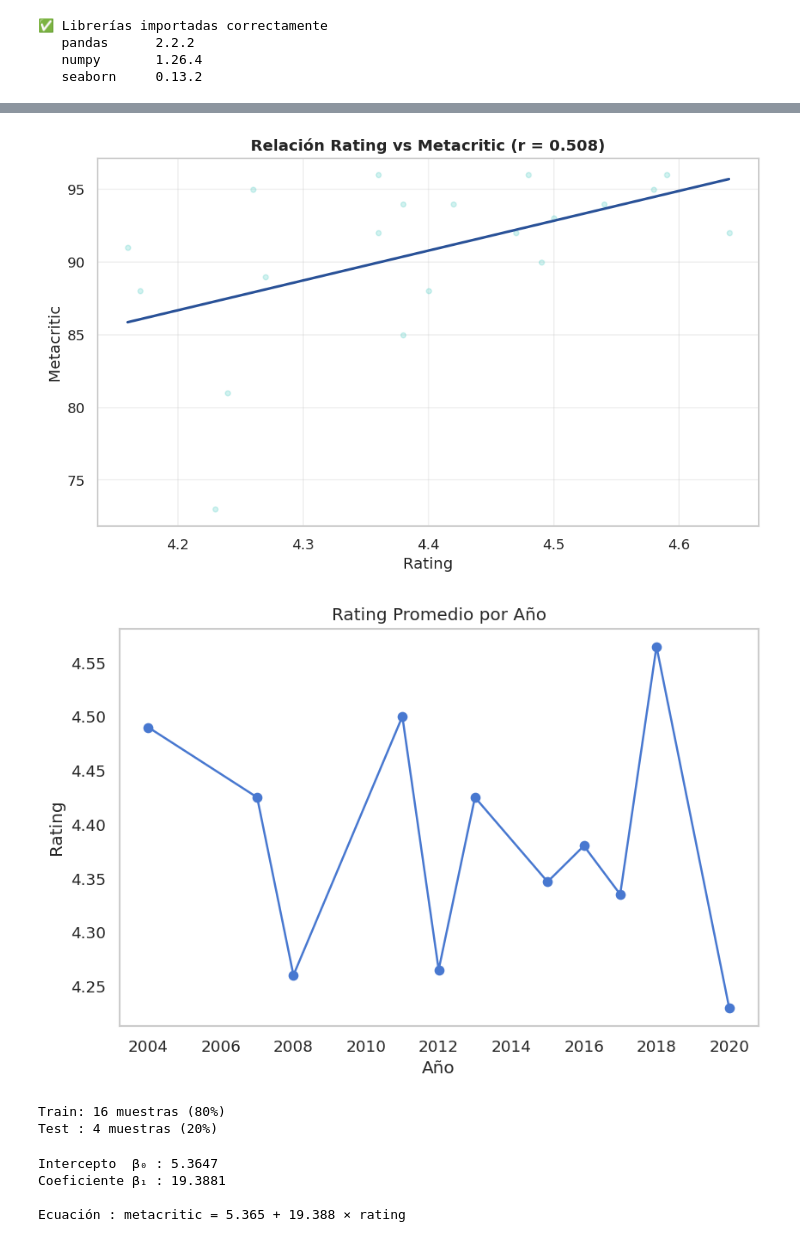
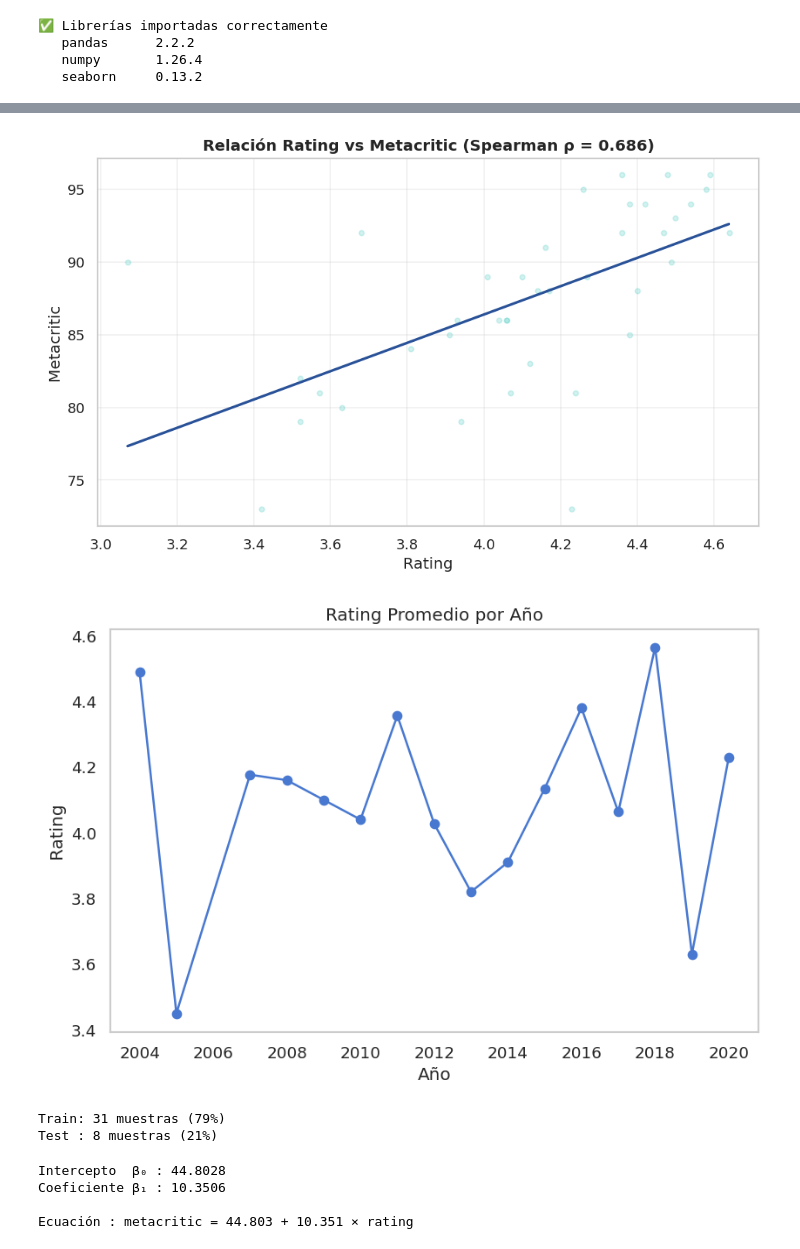
Before and after one commit to Oscarsl10/Grupo7_Caicedo_Sierra, a Jupyter notebook: 06-JupyterNotebook_Proyecto/Etl_Proyecto/notebooks/regresion_videojuegos.ipynb, the cells around one changed output, grey strips where cells are left out. Drawn from its saved outputs; the diff is of its cells as text; code cells hidden in the pictures.

```diff
--- a/06-JupyterNotebook_Proyecto/Etl_Proyecto/notebooks/regresion_videojuegos.ipynb
+++ b/06-JupyterNotebook_Proyecto/Etl_Proyecto/notebooks/regresion_videojuegos.ipynb
@@ -69,9 +78,28 @@ df.head()
 # %%
-# ── CELDA 3: Inspección del DataFrame ────────────────────────
+# ── CELDA 3: Inspección del DataFrame ────────────────────
 
 df["fecha_lanzamiento"] = pd.to_datetime(df["fecha_lanzamiento"], errors="coerce")
 df["rating"] = pd.to_numeric(df["rating"], errors="coerce")
 df["metacritic"] = pd.to_numeric(df["metacritic"], errors="coerce")
+df["ratings_count"] = pd.to_numeric(df["ratings_count"], errors="coerce")
+df["added"] = pd.to_numeric(df["added"], errors="coerce")
+df["playtime"] = pd.to_numeric(df["playtime"], errors="coerce")
+df["rating_top"] = pd.to_numeric(df["rating_top"], errors="coerce")
+
+# Procesar listas JSON
+import json
+df["platforms"] = df["platforms"].apply(lambda x: json.loads(x) if pd.notna(x) else [])
+df["genres"] = df["genres"].apply(lambda x: json.loads(x) if pd.notna(x) else [])
+df["developers"] = df["developers"].apply(lambda x: json.loads(x) if pd.notna(x) else [])
+df["publishers"] = df["publishers"].apply(lambda x: json.loads(x) if pd.notna(x) else [])
+
+# Derivar variables
+df["año"] = df["fecha_lanzamiento"].dt.year
+df["edad_juego"] = 2024 - df["año"]  # Asumiendo año actual 2024
+df["num_genres"] = df["genres"].apply(len)
+df["num_platforms"] = df["platforms"].apply(len)
+df["num_developers"] = df["developers"].apply(len)
+df["num_publishers"] = df["publishers"].apply(len)
 
 print("=" * 50)
 print("  INFORMACIÓN GENERAL DEL DATASET")
@@ -218,5 +263,5 @@ Name: rating, dtype: float64
 # %%
-# ── CELDA 8: Scatter plots rating vs metacritic ─────────────
+# ── CELDA 8: Scatter plots rating vs metacritic (Spearman) ─────────────
 
 df_clean = df.dropna(subset=["rating", "metacritic"])
 
@@ -224,38 +269,39 @@ fig, ax = plt.subplots(figsize=(8, 5))
 
 ax.scatter(
     df_clean["rating"],
     df_clean["metacritic"],
     alpha=0.25,
     s=15,
     color="#4ecdc4"
 )
 
-# Línea de tendencia
+# Línea de tendencia (regresión lineal solo para visualización)
 z = np.polyfit(df_clean["rating"], df_clean["metacritic"], 1)
 p = np.poly1d(z)
 
 xp = np.linspace(df_clean["rating"].min(), df_clean["rating"].max(), 200)
 
 ax.plot(xp, p(xp), color='#2a5298', linewidth=2)
 
-r = df_clean[["rating", "metacritic"]].corr().iloc[0, 1]
+# Correlación Spearman
+r = df_clean[["rating", "metacritic"]].corr(method='spearman').iloc[0, 1]
 
-ax.set_title(f'Relación Rating vs Metacritic (r = {r:.3f})',
+ax.set_title(f'Relación Rating vs Metacritic (Spearman ρ = {r:.3f})',
              fontweight='bold')
 
 ax.set_xlabel("Rating")
 ax.set_ylabel("Metacritic")
 
 ax.grid(alpha=0.3)
 
 plt.tight_layout()
 
-plt.savefig('../data/graficas/eda_scatter.png',
+plt.savefig('../data/graficas/eda_scatter_spearman.png',
             dpi=150, bbox_inches='tight')
 
 plt.show()
 # %% [output]
-[figure, old version]
+[figure, new version]
 # %%
 # ── CELDA 9: Evolución temporal ─────────────────────────────
 
@@ -274,7 +320,7 @@ plt.ylabel("Rating")
 plt.grid()
 plt.show()
 # %% [output]
-[figure, old version]
+[figure, new version]
 # %%
 # ── CELDA 9: Split Train / Test ───────────────────────────────
 
@@ -293,8 +339,8 @@ X_train, X_test, y_train, y_test = train_test_split(
 print(f"Train: {X_train.shape[0]:,} muestras ({X_train.shape[0]/len(y)*100:.0f}%)")
 print(f"Test : {X_test.shape[0]:,} muestras ({X_test.shape[0]/len(y)*100:.0f}%)")
 # %% [output]
-Train: 16 muestras (80%)
-Test : 4 muestras (20%)
+Train: 31 muestras (79%)
+Test : 8 muestras (21%)
 # %%
 # ── CELDA 10: Entrenamiento con scikit-learn ──────────────────
 
@@ -311,10 +357,10 @@ print(f"Coeficiente β₁ : {modelo_simple.coef_[0]:.4f}")
 print(f"\nEcuación : metacritic = {modelo_simple.intercept_:.3f}"
       f" + {modelo_simple.coef_[0]:.3f} × rating")
 # %% [output]
-Intercepto  β₀ : 5.3647
-Coeficiente β₁ : 19.3881
+Intercepto  β₀ : 44.8028
+Coeficiente β₁ : 10.3506
 
-Ecuación : metacritic = 5.365 + 19.388 × rating
+Ecuación : metacritic = 44.803 + 10.351 × rating
 # %%
 # ── CELDA 11: Recta de regresión ─────────────────────────────
 
```
Also changed, not shown: parts of 19 cells of this notebook, 9 other files.
